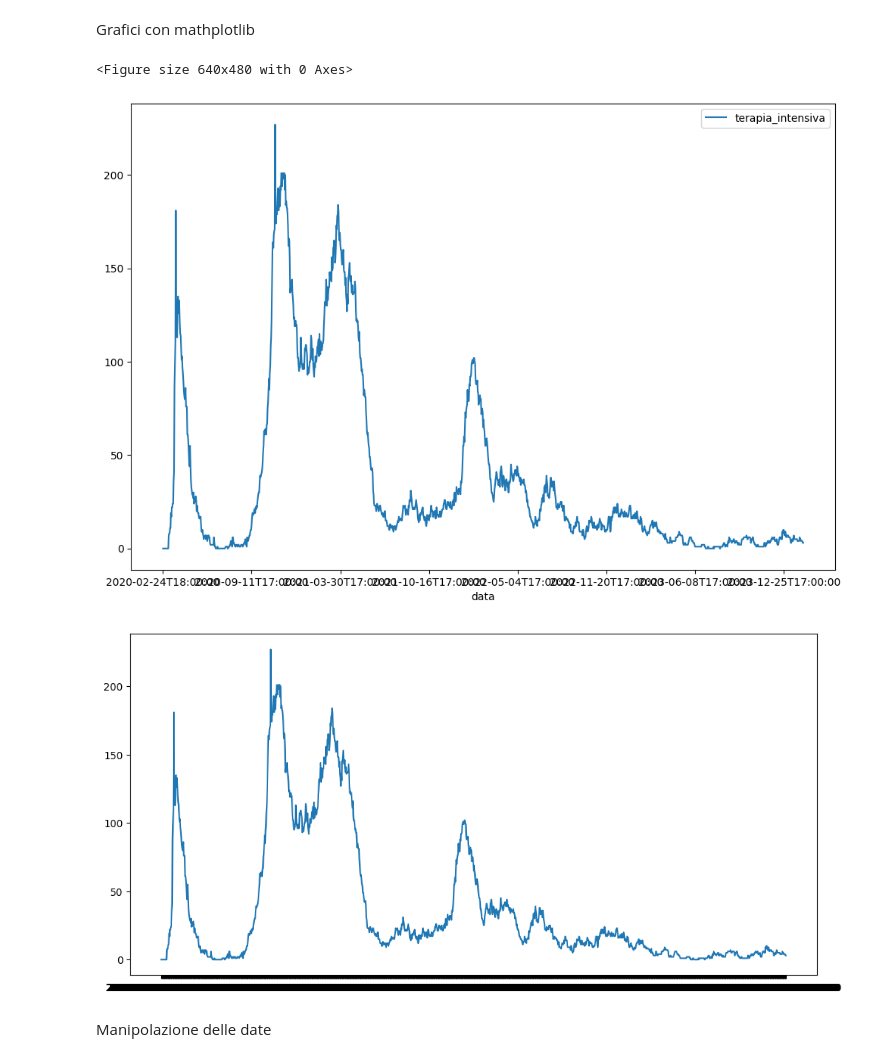
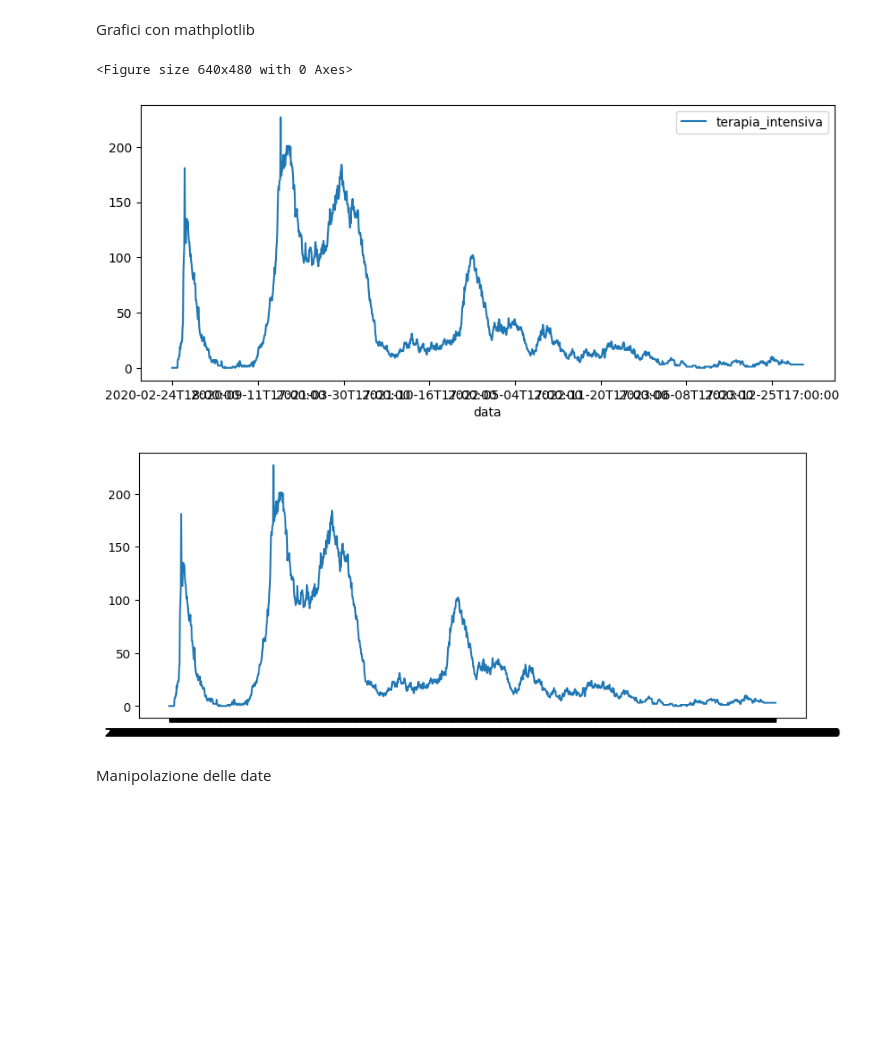
Before and after one commit to lucalista/analisi-dati-2024, a Jupyter notebook: 02.03.00__Pandas_introduzione.ipynb, the cells around one changed output. Cells and saved outputs as stored; diff of their text form; code cells hidden in the pictures; blank space fills up the shorter version.

```diff
--- a/02.03.00__Pandas_introduzione.ipynb
+++ b/02.03.00__Pandas_introduzione.ipynb
@@ -270,17 +278,17 @@ df1.loc[df1['data']=='2023-03-09T17:00:00'].sort_values('terapia_intensiva',asce
 Grafici con mathplotlib
 # %%
 plt.figure()
-ax = df_campania.plot(x='data',y='terapia_intensiva',figsize=(12,8))
+ax = df_campania.plot(x='data', y='terapia_intensiva', figsize=(10,4))
 plt.show()
 # %% [output]
 <Figure size 640x480 with 0 Axes>
-[figure, old version]
+[figure, new version]
 # %%
-plt.figure(figsize=(12,6))
-ax = plt.plot(df_campania['data'],df_campania['terapia_intensiva'])
+plt.figure(figsize=(10, 4))
+ax = plt.plot(df_campania['data'], df_campania['terapia_intensiva'])
 plt.show()
 # %% [output]
-[figure, old version]
+[figure, new version]
 # %% [markdown]
 Manipolazione delle date
 # %%
```
Also changed, not shown: parts of 21 cells of this notebook.
